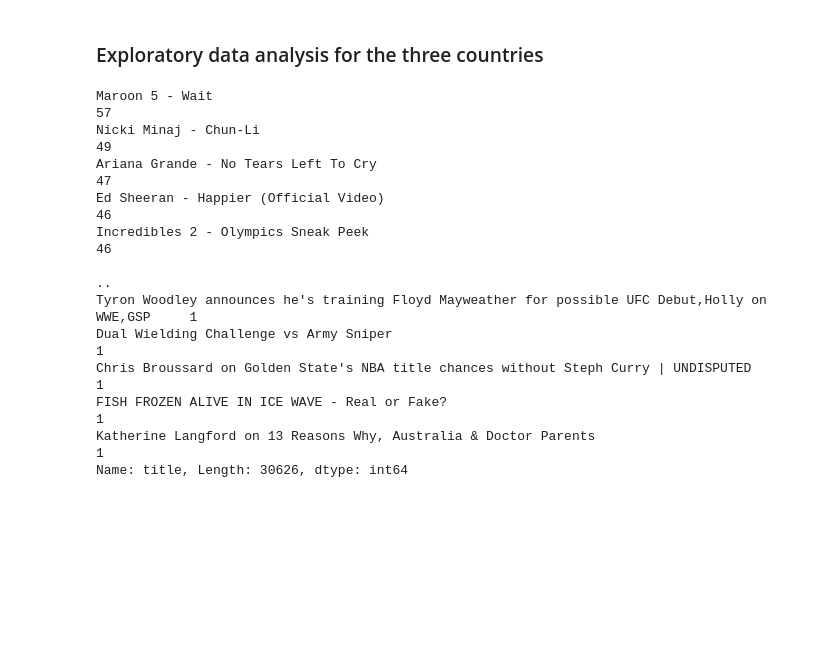
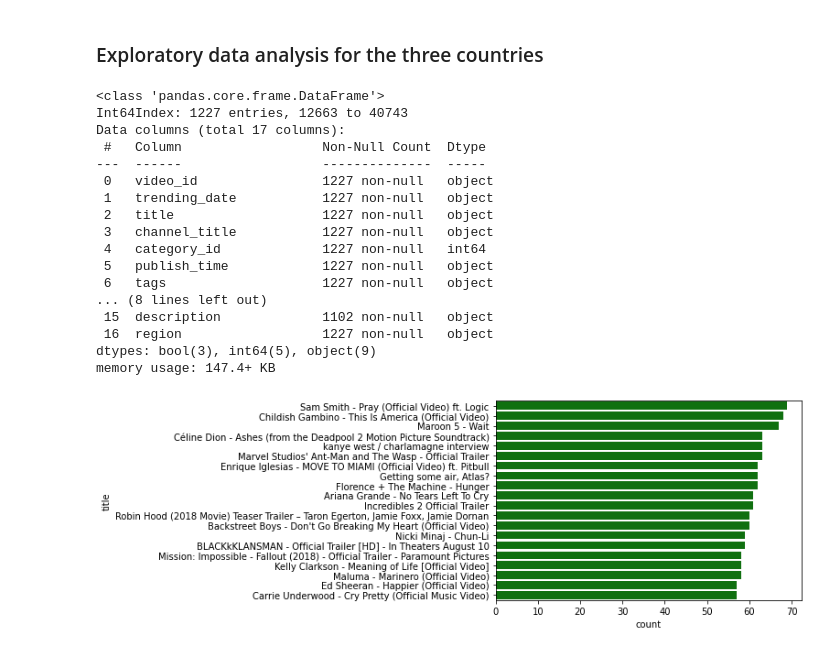
Before and after one commit to kogi-b/trending_youtube_video_statistics-CA-GB-US, a Jupyter notebook: trending-youtube-video-statistics-ca-gb-us.ipynb, the cells around one changed output. Cells and saved outputs as stored; diff of their text form; code cells hidden in the pictures; blank space fills up the shorter version.

```diff
--- a/trending-youtube-video-statistics-ca-gb-us.ipynb
+++ b/trending-youtube-video-statistics-ca-gb-us.ipynb
@@ -415,18 +452,3 @@ memory usage: 12.2+ MB
 # %%
 import matplotlib.pyplot as plt
 import seaborn as sb
-# %%
-df.title.value_counts()
-# %% [output]
-Maroon 5 - Wait                                                                                   57
-Nicki Minaj - Chun-Li                                                                             49
-Ariana Grande - No Tears Left To Cry                                                              47
-Ed Sheeran - Happier (Official Video)                                                             46
-Incredibles 2 - Olympics Sneak Peek                                                               46
-                                                                                                  ..
-Tyron Woodley announces he's training Floyd Mayweather for possible UFC Debut,Holly on WWE,GSP     1
-Dual Wielding Challenge vs Army Sniper                                                             1
-Chris Broussard on Golden State's NBA title chances without Steph Curry | UNDISPUTED               1
-FISH FROZEN ALIVE IN ICE WAVE - Real or Fake?                                                      1
-Katherine Langford on 13 Reasons Why, Australia & Doctor Parents                                   1
-Name: title, Length: 30626, dtype: int64
@@ -436,0 +455,27 @@ Name: title, Length: 30626, dtype: int64
+# %%
+# plotting titles which occur the most number of times in the dataset
+most_frequent = df.title.value_counts().index[:20]
+
+most_frequent_df = df.loc[df['title'].isin(most_frequent)]
+most_frequent_df.info()
+
+sb.countplot(data=most_frequent_df, y='title', color='green', order=most_frequent);
+# %% [output]
+<class 'pandas.core.frame.DataFrame'>
+Int64Index: 1227 entries, 12663 to 40743
+Data columns (total 17 columns):
+ #   Column                  Non-Null Count  Dtype
+---  ------                  --------------  -----
+ 0   video_id                1227 non-null   object
+ 1   trending_date           1227 non-null   object
+ 2   title                   1227 non-null   object
+ 3   channel_title           1227 non-null   object
+ 4   category_id             1227 non-null   int64
+ 5   publish_time            1227 non-null   object
+ 6   tags                    1227 non-null   object
+... (8 lines left out)
+ 15  description             1102 non-null   object
+ 16  region                  1227 non-null   object
+dtypes: bool(3), int64(5), object(9)
+memory usage: 147.4+ KB
+[figure, added]
```
Also changed, not shown: parts of 73 cells of this notebook.
